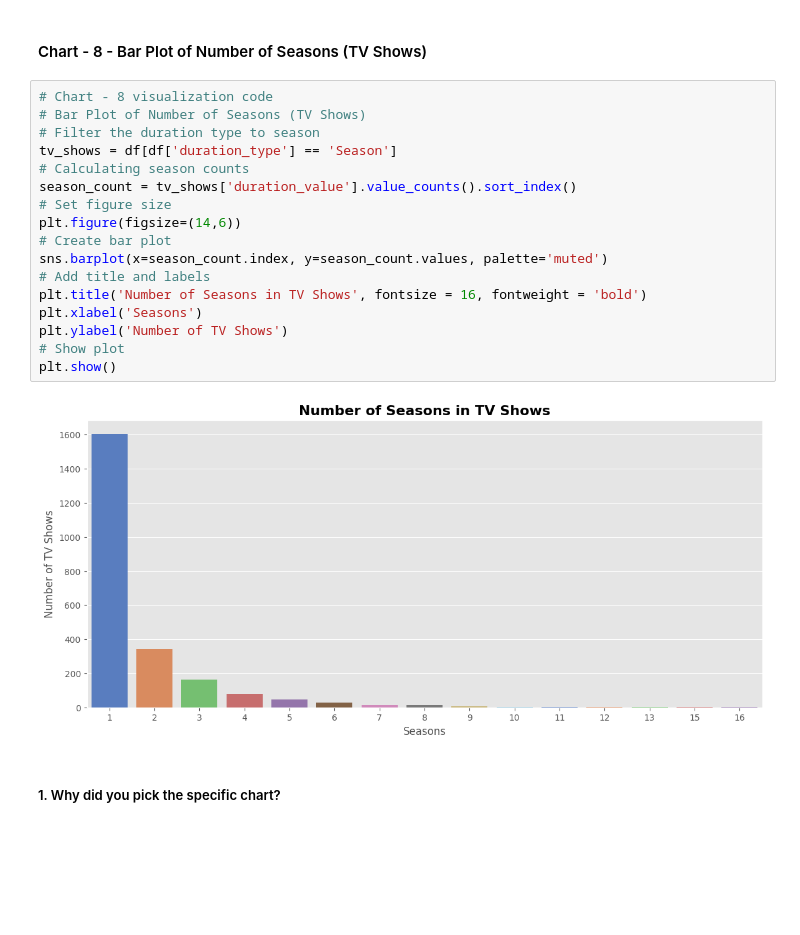
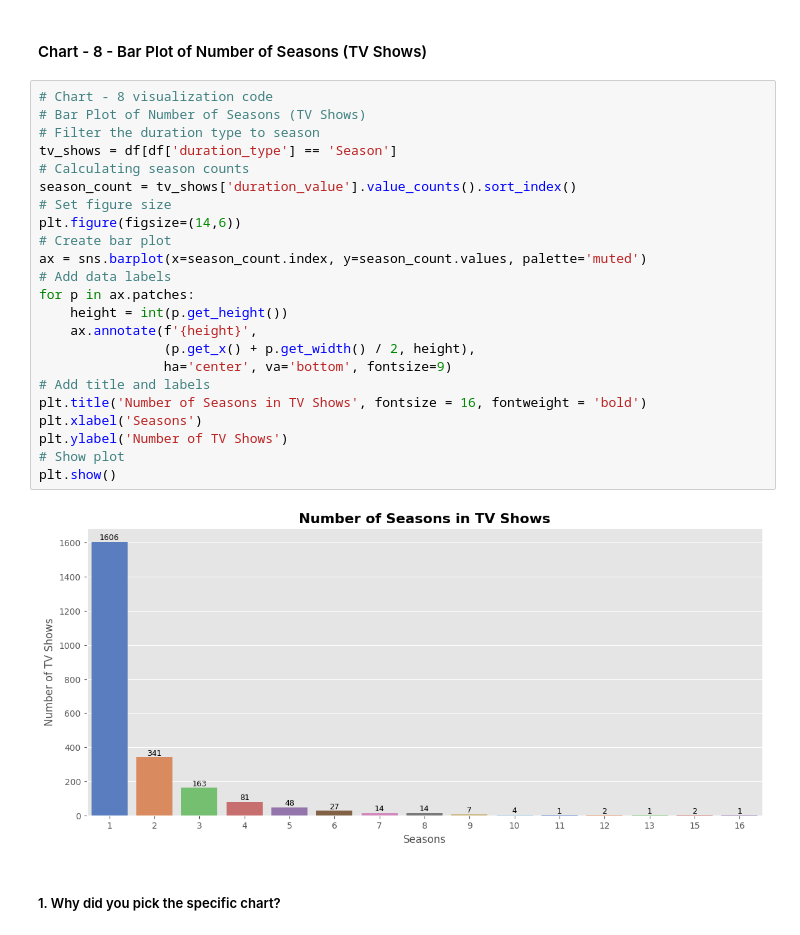
Before and after one commit to pmehta2612/Netflix_EDA, a Jupyter notebook: Netflix_EDA_Project.ipynb, the cells around one changed output. Saved outputs shown, nothing was run; the diff lists cells and outputs as text; blank space fills up the shorter version.

```diff
--- a/Netflix_EDA_Project.ipynb
+++ b/Netflix_EDA_Project.ipynb
@@ -673,22 +673,28 @@ No major downside, but a lack of longer films may limit niche audiences.
 # %%
 # Chart - 8 visualization code
 # Bar Plot of Number of Seasons (TV Shows)
 # Filter the duration type to season
 tv_shows = df[df['duration_type'] == 'Season']
 # Calculating season counts
 season_count = tv_shows['duration_value'].value_counts().sort_index()
 # Set figure size
 plt.figure(figsize=(14,6))
 # Create bar plot
-sns.barplot(x=season_count.index, y=season_count.values, palette='muted')
+ax = sns.barplot(x=season_count.index, y=season_count.values, palette='muted')
+# Add data labels
+for p in ax.patches:
+    height = int(p.get_height())
+    ax.annotate(f'{height}',
+                (p.get_x() + p.get_width() / 2, height),
+                ha='center', va='bottom', fontsize=9)
 # Add title and labels
 plt.title('Number of Seasons in TV Shows', fontsize = 16, fontweight = 'bold')
 plt.xlabel('Seasons')
 plt.ylabel('Number of TV Shows')
 # Show plot
 plt.show()
 # %% [output]
-[figure, old version]
+[figure, new version]
 # %% [markdown]
 ##### 1. Why did you pick the specific chart?
 # %% [markdown]
```
